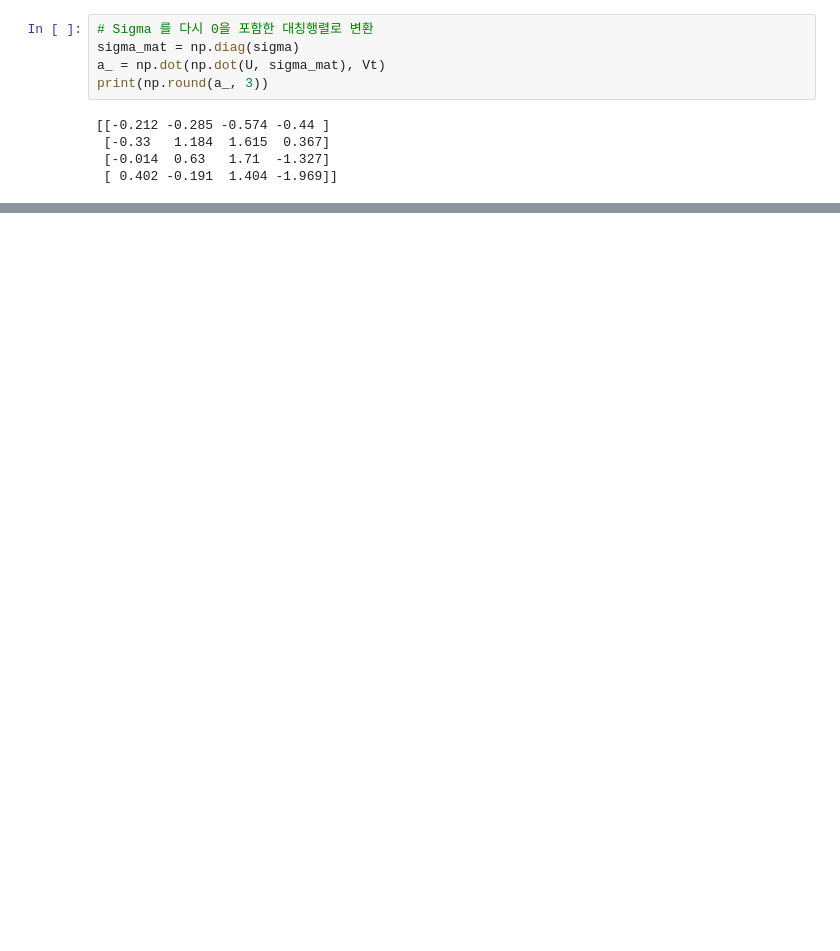
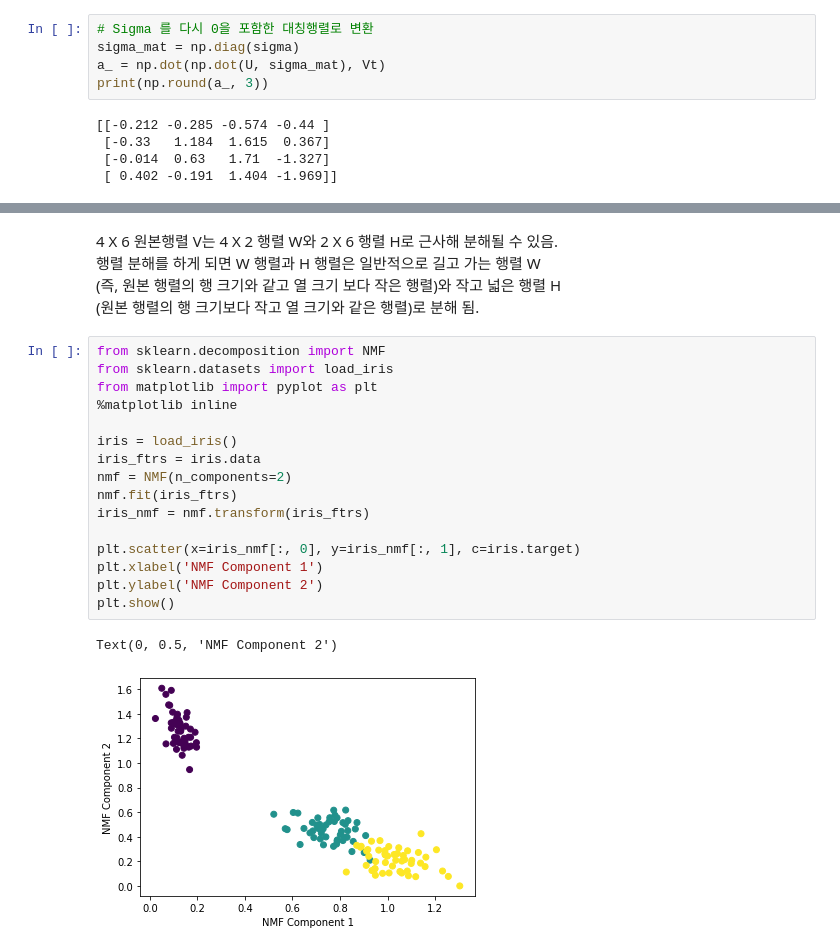
Before and after one commit to johyunkang/python-ml-guide, a Jupyter notebook: python_ml_perfect_guide_06_dimension_reduction.ipynb, the cells around one changed output, grey strips where cells are left out. Saved outputs shown, nothing was run; the diff lists cells and outputs as text; blank space fills up the shorter version.

```diff
--- a/python_ml_perfect_guide_06_dimension_reduction.ipynb
+++ b/python_ml_perfect_guide_06_dimension_reduction.ipynb
@@ -408,0 +583,24 @@ print(np.round(a_, 3))
+# %% [markdown]
+4 X 6 원본행렬 V는 4 X 2 행렬 W와 2 X 6 행렬 H로 근사해 분해될 수 있음.
+행렬 분해를 하게 되면 W 행렬과 H 행렬은 일반적으로 길고 가는 행렬 W
+(즉, 원본 행렬의 행 크기와 같고 열 크기 보다 작은 행렬)와 작고 넓은 행렬 H
+(원본 행렬의 행 크기보다 작고 열 크기와 같은 행렬)로 분해 됨.
+# %%
+from sklearn.decomposition import NMF
+from sklearn.datasets import load_iris
+from matplotlib import pyplot as plt
+%matplotlib inline
+
+iris = load_iris()
+iris_ftrs = iris.data
+nmf = NMF(n_components=2)
+nmf.fit(iris_ftrs)
+iris_nmf = nmf.transform(iris_ftrs)
+
+plt.scatter(x=iris_nmf[:, 0], y=iris_nmf[:, 1], c=iris.target)
+plt.xlabel('NMF Component 1')
+plt.ylabel('NMF Component 2')
+plt.show()
+# %% [output]
+Text(0, 0.5, 'NMF Component 2')
+[figure, added]
```
Also changed, not shown: parts of 17 cells of this notebook.
